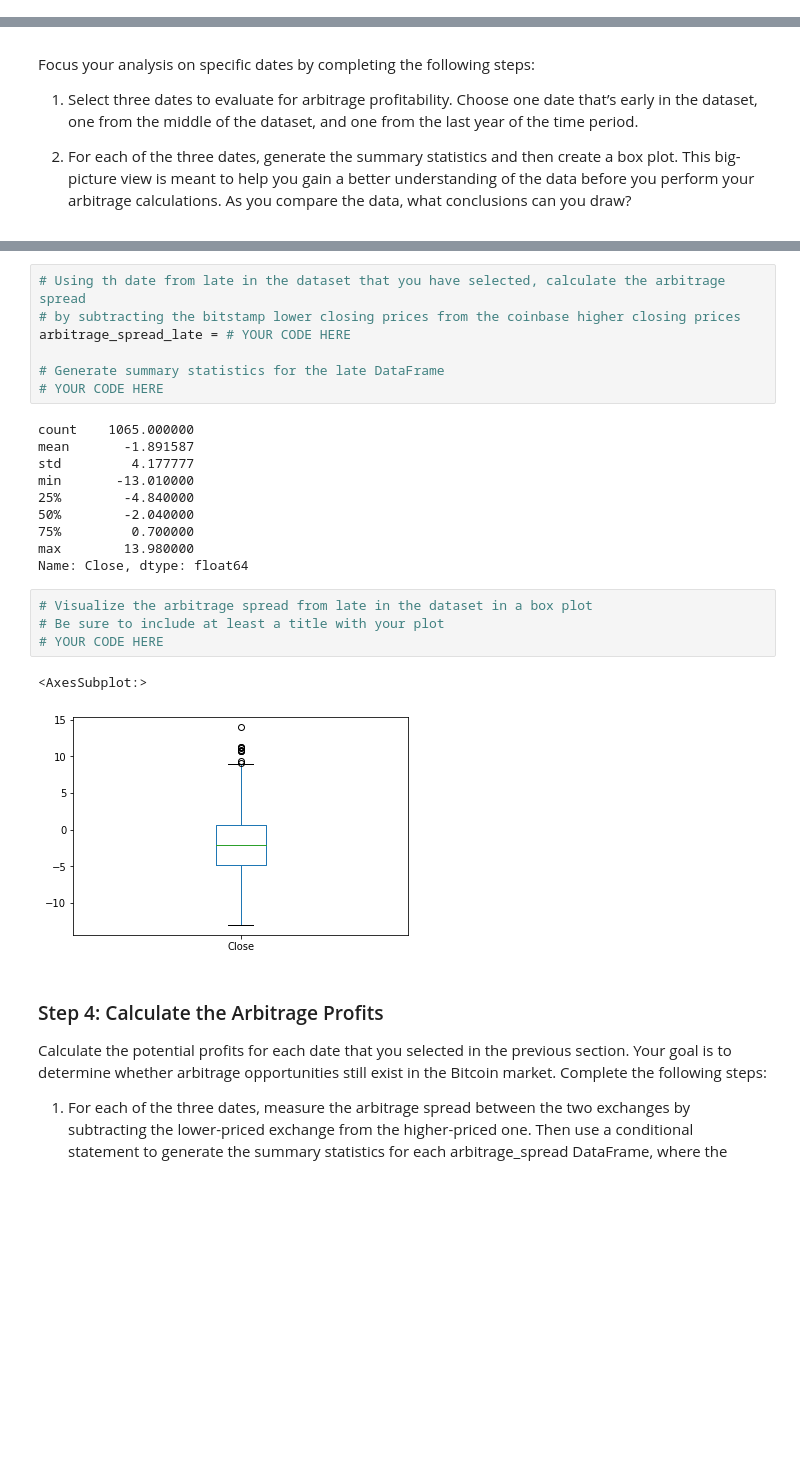
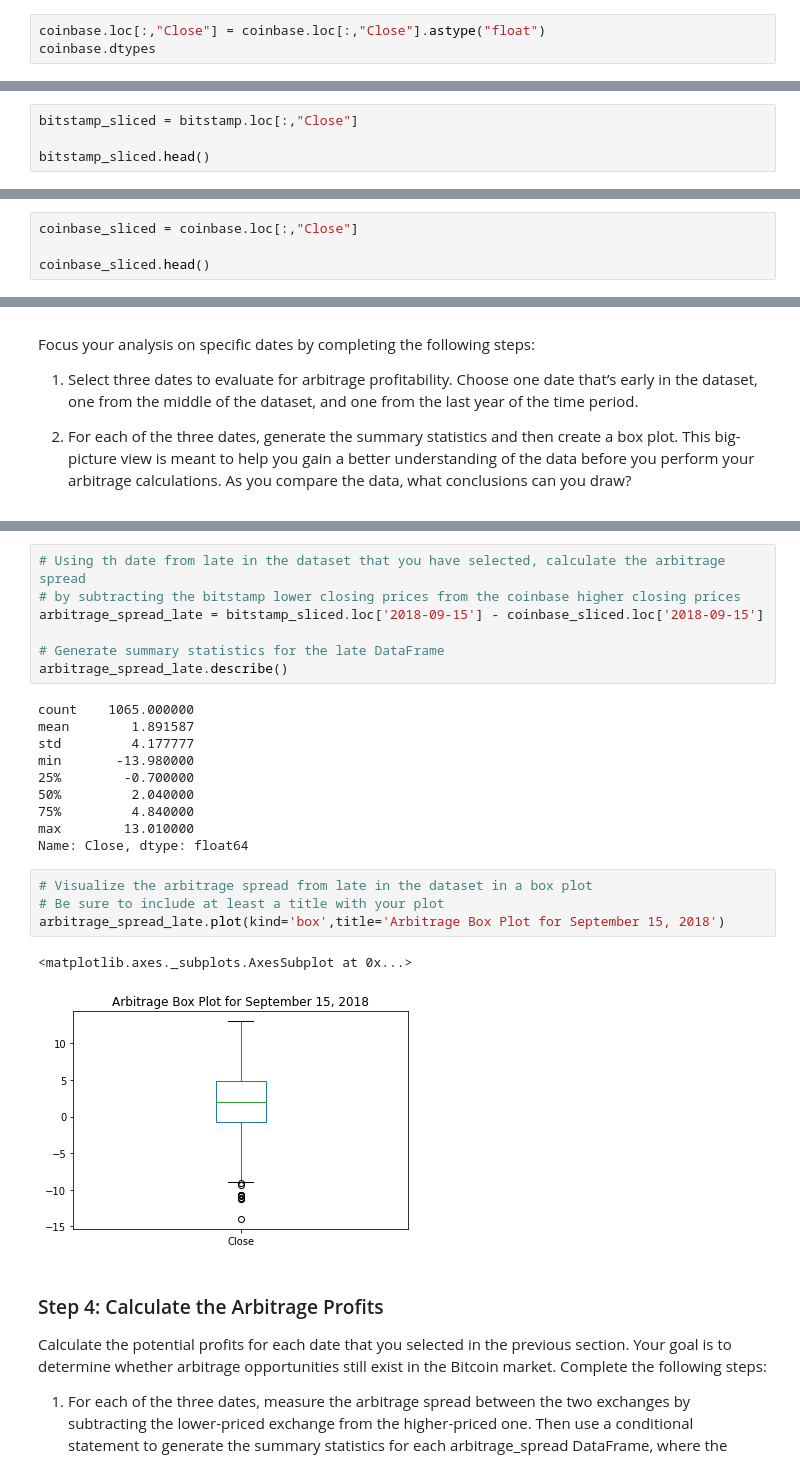
Before and after one commit to billysco/crypto_arbitrage, a Jupyter notebook: crypto_arbitrage.ipynb, the cells around one changed output, grey strips where cells are left out. Saved outputs shown, nothing was run; the diff lists cells and outputs as text; blank space fills up the shorter version.

```diff
--- a/crypto_arbitrage.ipynb
+++ b/crypto_arbitrage.ipynb
@@ -111,0 +140,3 @@ To prepare and clean your data for analysis, complete the following steps:
+# %%
+coinbase.loc[:,"Close"] = coinbase.loc[:,"Close"].astype("float")
+coinbase.dtypes
@@ -161,0 +179,4 @@ coinbase_sliced = # YOUR CODE HERE
+# %%
+bitstamp_sliced = bitstamp.loc[:,"Close"]
+
+bitstamp_sliced.head()
@@ -161,0 +191,4 @@ coinbase_sliced = # YOUR CODE HERE
+# %%
+coinbase_sliced = coinbase.loc[:,"Close"]
+
+coinbase_sliced.head()
@@ -319,27 +384,27 @@ Name: Close, dtype: float64
 # %%
 # Using th date from late in the dataset that you have selected, calculate the arbitrage spread
 # by subtracting the bitstamp lower closing prices from the coinbase higher closing prices
-arbitrage_spread_late = # YOUR CODE HERE
+arbitrage_spread_late = bitstamp_sliced.loc['2018-09-15'] - coinbase_sliced.loc['2018-09-15']
 
 # Generate summary statistics for the late DataFrame
-# YOUR CODE HERE
+arbitrage_spread_late.describe()
 # %% [output]
 count    1065.000000
-mean       -1.891587
+mean        1.891587
 std         4.177777
-min       -13.010000
-25%        -4.840000
-50%        -2.040000
-75%         0.700000
-max        13.980000
+min       -13.980000
+25%        -0.700000
+50%         2.040000
+75%         4.840000
+max        13.010000
 Name: Close, dtype: float64
 # %%
 # Visualize the arbitrage spread from late in the dataset in a box plot
 # Be sure to include at least a title with your plot
-# YOUR CODE HERE
+arbitrage_spread_late.plot(kind='box',title='Arbitrage Box Plot for September 15, 2018')
 # %% [output]
-<AxesSubplot:>
+<matplotlib.axes._subplots.AxesSubplot at 0x...>
-[figure, old version]
+[figure, new version]
 # %% [markdown]
 ### Step 4: Calculate the Arbitrage Profits
 
```
Also changed, not shown: parts of 56 cells of this notebook.
